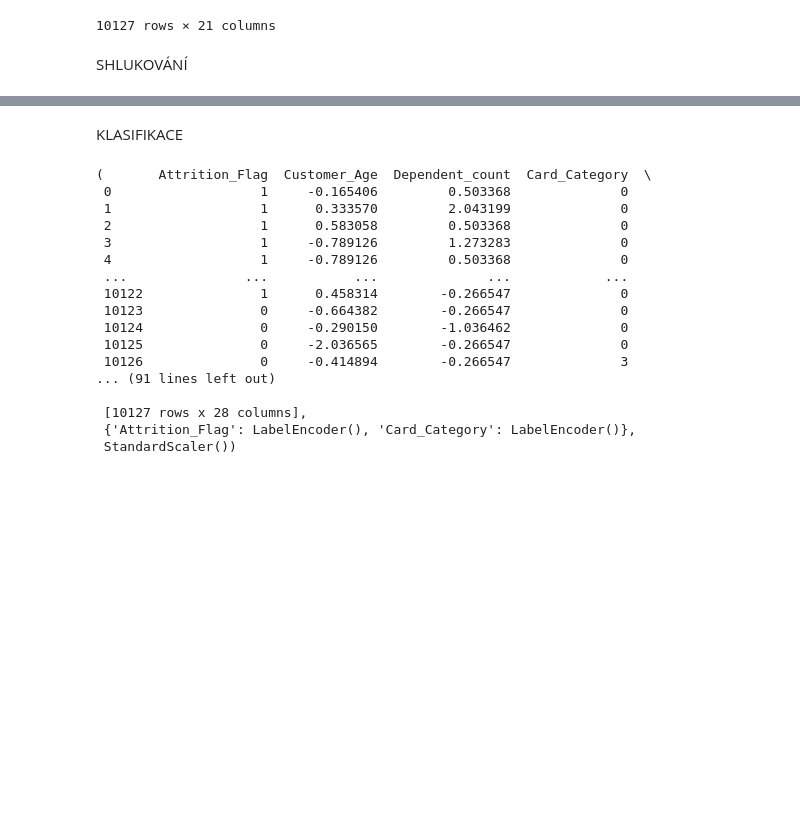
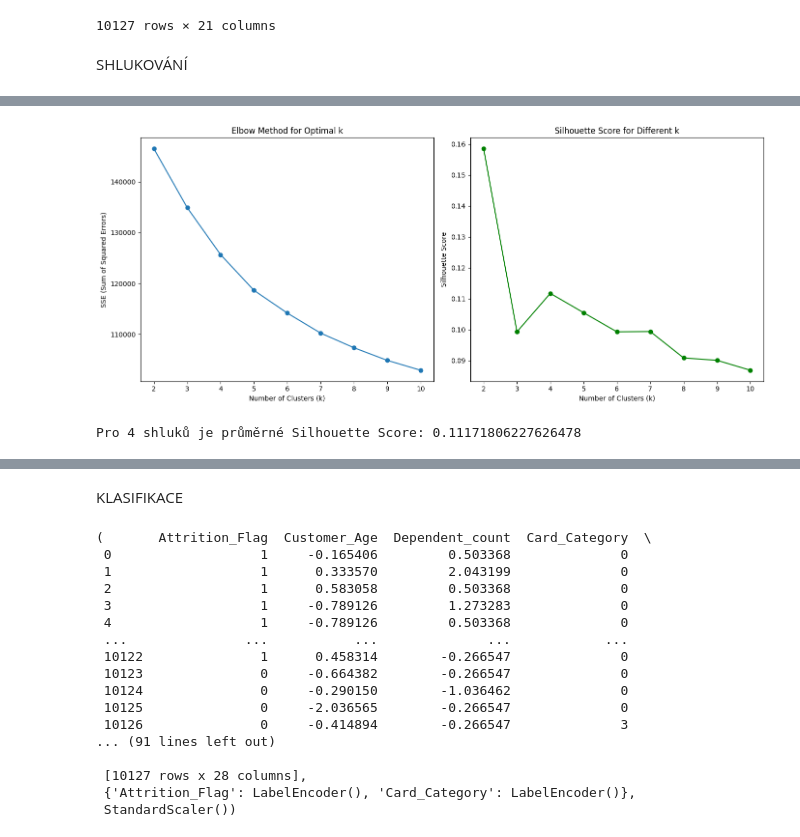
Before and after one commit to AlenaMochalina/Credit-card-attrition-analysis-in-Python, a Jupyter notebook: Credit-card-attrition-analysis-in-Python.ipynb, the cells around one changed output, grey strips where cells are left out. Drawn from its saved outputs; the diff is of its cells as text; code cells hidden in the pictures; blank space fills up the shorter version.

```diff
--- a/Credit-card-attrition-analysis-in-Python.ipynb
+++ b/Credit-card-attrition-analysis-in-Python.ipynb
@@ -415,0 +445,10 @@ clustering_data = preprocess_for_clustering(data_cleaned)
+# %%
+from data_for_clustering import preprocess_for_clustering
+# Načtení dat
+data = pd.read_csv("C:/Users/Asus/Desktop/Projekt SDA/BankChurners.csv")
+
+# Předzpracování dat
+processed_data, scaler = preprocess_for_clustering(data)
+
+# Zobrazení prvních pěti řádků
+print(processed_data.head())
@@ -415,0 +473,14 @@ clustering_data = preprocess_for_clustering(data_cleaned)
+# %%
+from clustering_analysis import elbow_and_silhouette
+
+# Příklad použití:
+elbow_and_silhouette(processed_data, max_clusters=10)
+# %% [output]
+[figure, added]
+# %%
+from silhouette_analysis import calculate_silhouette_score
+
+# Příklad použití pro 4 shluky
+silhouette_score_4_clusters = calculate_silhouette_score(processed_data, n_clusters=4)
+# %% [output]
+Pro 4 shluků je průměrné Silhouette Score: 0.11171806227626478
```
Also changed, not shown: parts of 16 cells of this notebook, 1 other file.
